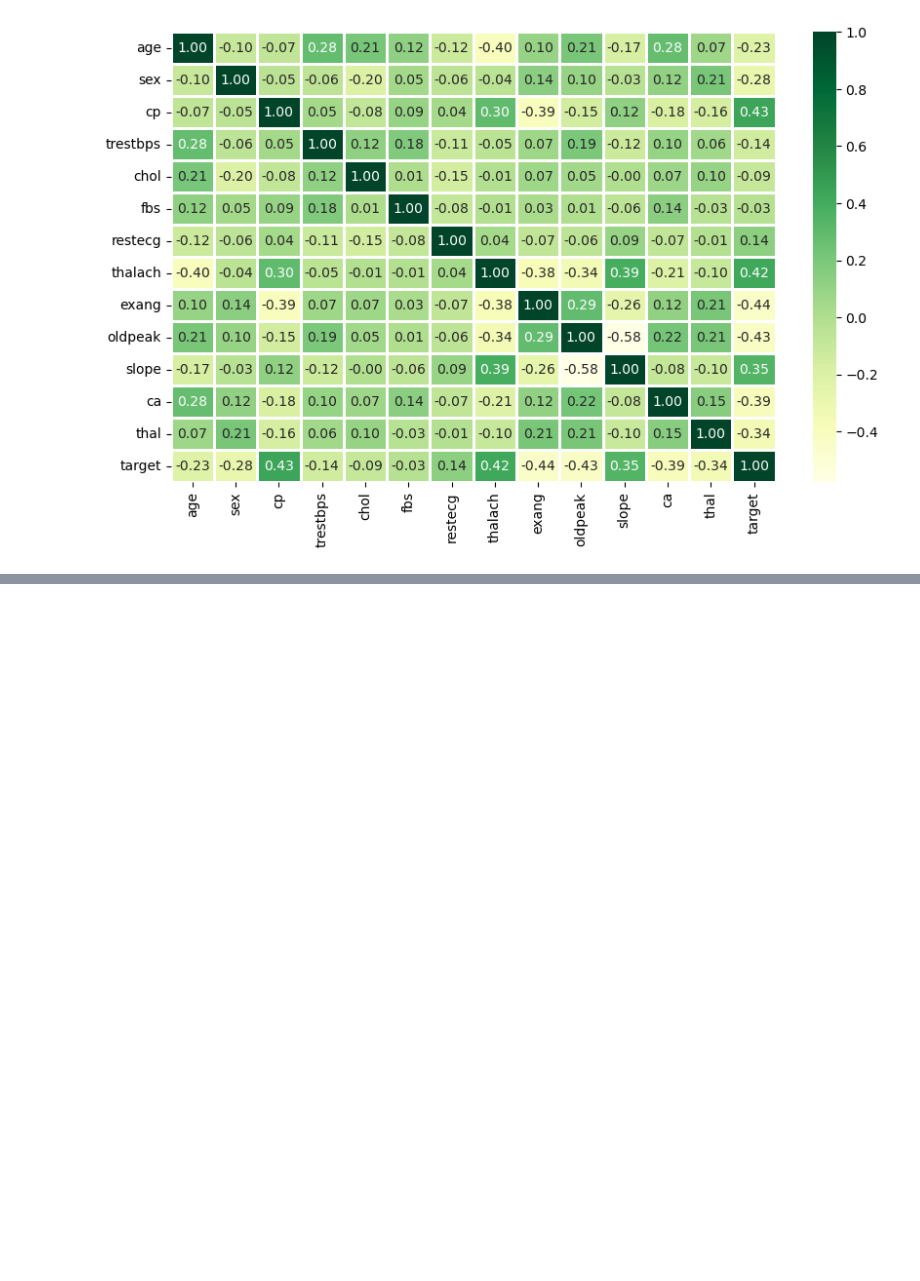
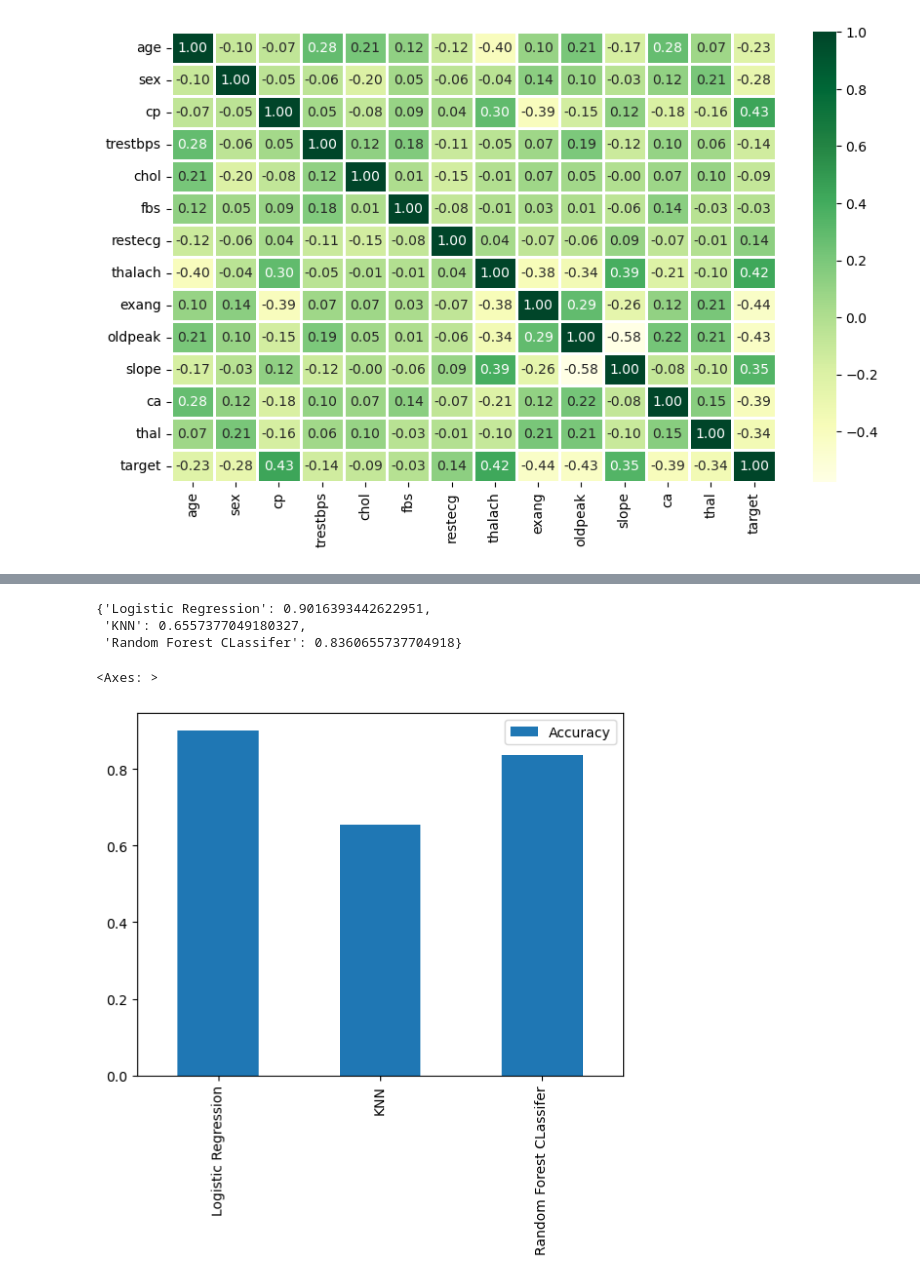
Before and after one commit to thesubodh1/Machine-Learning, a Jupyter notebook: Milestone-self.ipynb, the cells around one changed output, grey strips where cells are left out. Saved outputs shown, nothing was run; the diff lists cells and outputs as text; code cells hidden in the pictures; blank space fills up the shorter version.

```diff
--- a/Milestone-self.ipynb
+++ b/Milestone-self.ipynb
@@ -227,0 +233,4 @@ pd.crosstab(data.target,data.exang).plot(kind="bar",figsi)
+# %%
+# lets split the data into X and Y (Feature and Lable matrix)
+X = data.drop("target",axis=1)
+Y = data["target"]
@@ -227,0 +255,3 @@ pd.crosstab(data.target,data.exang).plot(kind="bar",figsi)
+# %%
+# lets spilt the data into train and test split
+X_train,X_test,Y_train,Y_test = train_test_split(X,Y,test_size=0.2)
@@ -227,0 +266,33 @@ pd.crosstab(data.target,data.exang).plot(kind="bar",figsi)
+# %%
+# lets put all the modles into dict
+models = {"Logistic Regression":LogisticRegression(max_iter=1000),
+          "KNN":KNeighborsClassifier(),
+          "Random Forest CLassifer":RandomForestClassifier()}
+
+# lets create a function to fit and score the model
+def fit_n_score(x_train,x_test,y_train,y_test):
+    """
+    This function fits and scores the models
+    Takes train and test split as input
+    """
+    # lets create a random seed
+    np.random.seed(42)
+    model_scores = {}
+    for name,model in models.items():
+        model.fit(x_train,y_train)
+        model_scores[name]=model.score(x_test,y_test)
+    return model_scores
+# %%
+model_scores = fit_n_score(X_train,X_test,Y_train,Y_test)
+# %%
+model_scores
+# %% [output]
+{'Logistic Regression': 0.9016393442622951,
+ 'KNN': 0.6557377049180327,
+ 'Random Forest CLassifer': 0.8360655737704918}
+# %%
+model_compare = pd.DataFrame(model_scores,index=["Accuracy"])
+model_compare.T.plot.bar()
+# %% [output]
+<Axes: >
+[figure, added]
```
Also changed, not shown: parts of 17 cells of this notebook.
